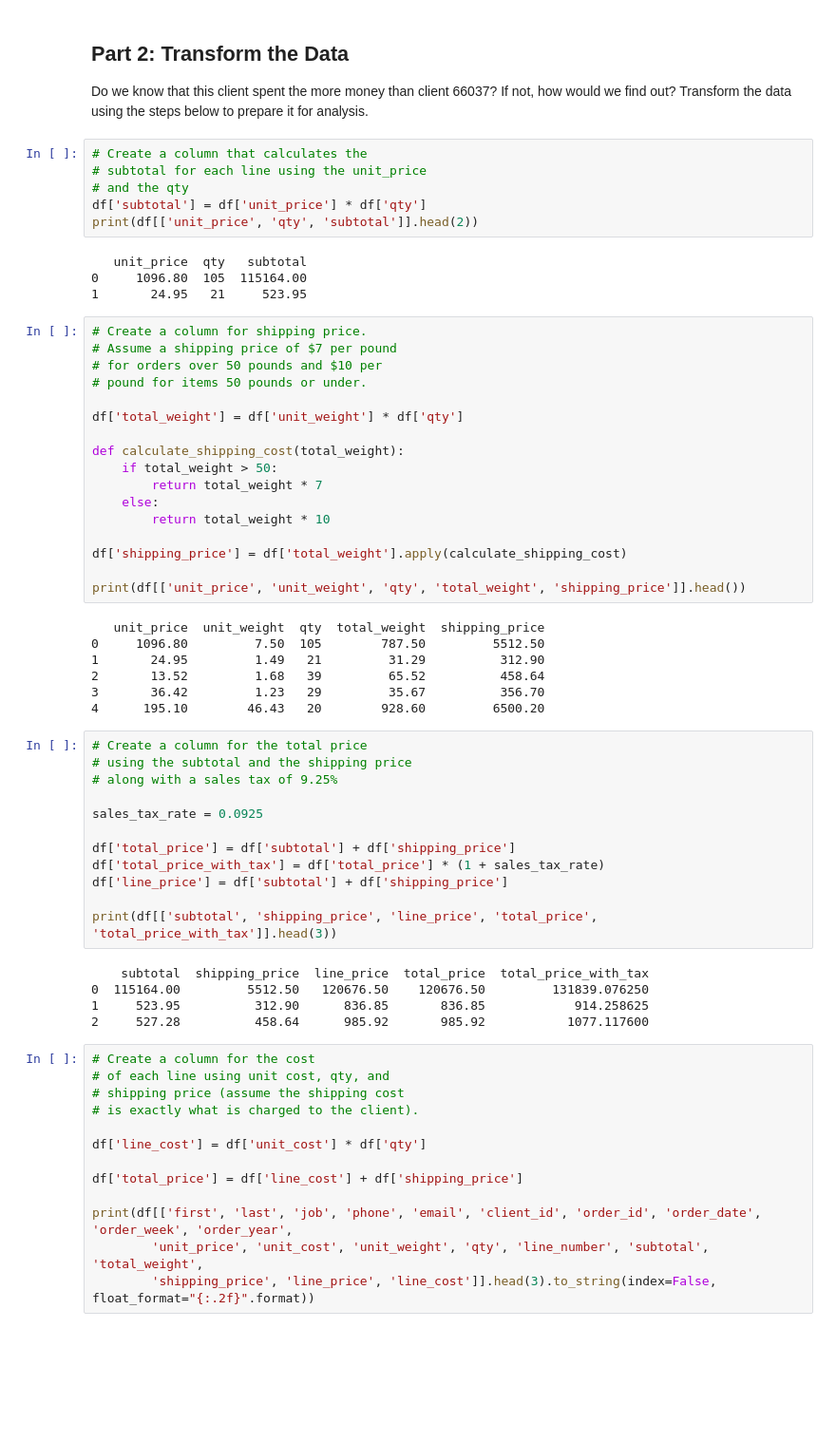
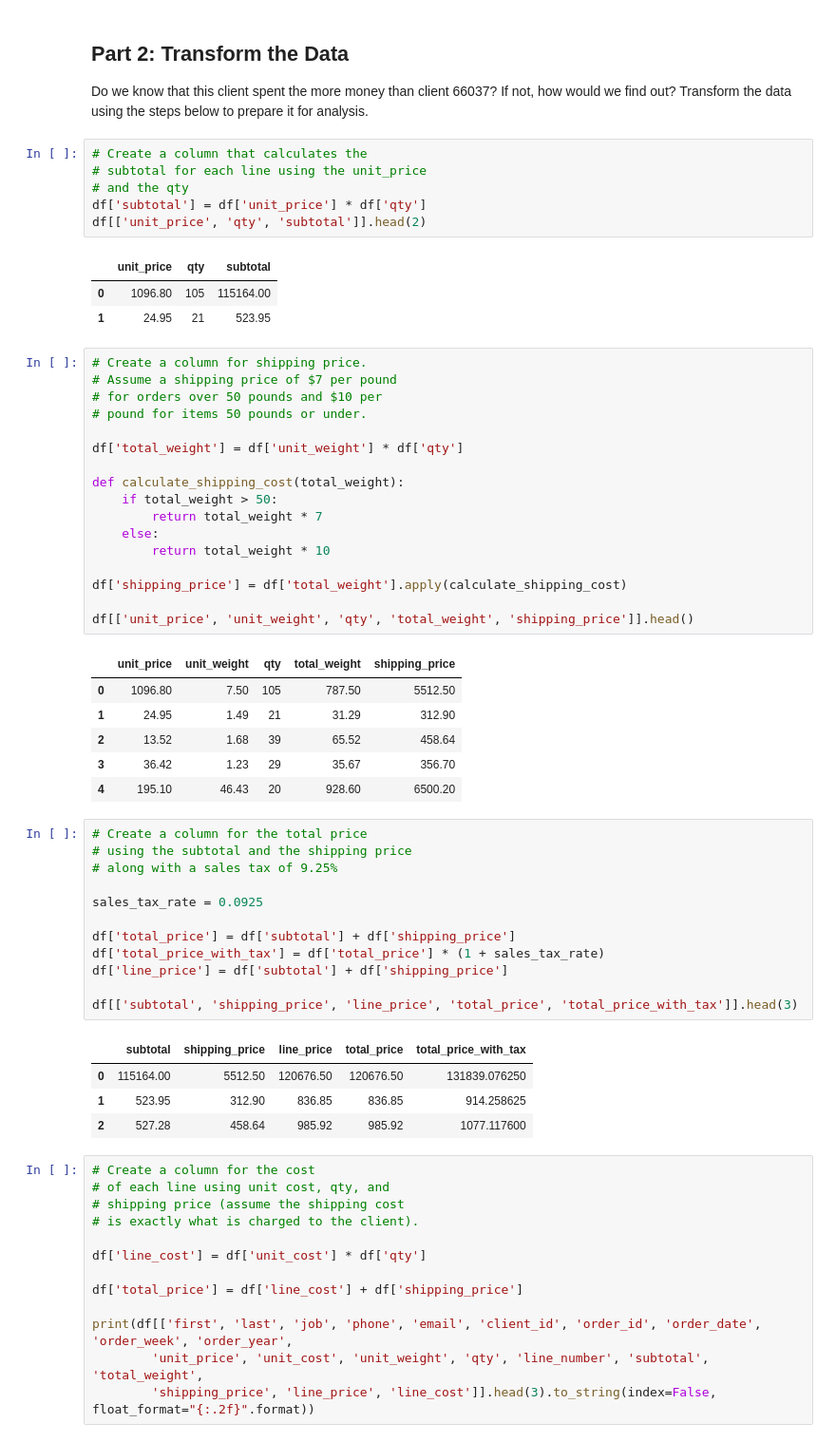
Before and after one commit to jdanielle12/pandas-challenge-1, a Jupyter notebook: module_4_challenge.ipynb, the cells around one changed output. Shown at 95% size. Saved outputs shown, nothing was run; the diff lists cells and outputs as text; blank space fills up the shorter version.

```diff
--- a/module_4_challenge.ipynb
+++ b/module_4_challenge.ipynb
@@ -119,35 +109,35 @@ Do we know that this client spent the more money than client 66037? If not, how
 # subtotal for each line using the unit_price
 # and the qty
 df['subtotal'] = df['unit_price'] * df['qty']
-print(df[['unit_price', 'qty', 'subtotal']].head(2))
+df[['unit_price', 'qty', 'subtotal']].head(2)
 # %% [output]
-   unit_price  qty   subtotal
-0     1096.80  105  115164.00
-1       24.95   21     523.95
+|  | unit_price | qty | subtotal |
+| 0 | 1096.80 | 105 | 115164.00 |
+| 1 | 24.95 | 21 | 523.95 |
 # %%
 # Create a column for shipping price.
 # Assume a shipping price of $7 per pound
 # for orders over 50 pounds and $10 per
 # pound for items 50 pounds or under.
 
 df['total_weight'] = df['unit_weight'] * df['qty']
 
 def calculate_shipping_cost(total_weight):
     if total_weight > 50:
         return total_weight * 7
     else:
         return total_weight * 10
 
 df['shipping_price'] = df['total_weight'].apply(calculate_shipping_cost)
 
-print(df[['unit_price', 'unit_weight', 'qty', 'total_weight', 'shipping_price']].head())
+df[['unit_price', 'unit_weight', 'qty', 'total_weight', 'shipping_price']].head()
 # %% [output]
-   unit_price  unit_weight  qty  total_weight  shipping_price
-0     1096.80         7.50  105        787.50         5512.50
-1       24.95         1.49   21         31.29          312.90
-2       13.52         1.68   39         65.52          458.64
-3       36.42         1.23   29         35.67          356.70
-4      195.10        46.43   20        928.60         6500.20
+|  | unit_price | unit_weight | qty | total_weight | shipping_price |
+| 0 | 1096.80 | 7.50 | 105 | 787.50 | 5512.50 |
+| 1 | 24.95 | 1.49 | 21 | 31.29 | 312.90 |
+| 2 | 13.52 | 1.68 | 39 | 65.52 | 458.64 |
+| 3 | 36.42 | 1.23 | 29 | 35.67 | 356.70 |
+| 4 | 195.10 | 46.43 | 20 | 928.60 | 6500.20 |
 # %%
 # Create a column for the total price
 # using the subtotal and the shipping price
@@ -159,12 +149,12 @@ df['total_price'] = df['subtotal'] + df['shipping_price']
 df['total_price_with_tax'] = df['total_price'] * (1 + sales_tax_rate)
 df['line_price'] = df['subtotal'] + df['shipping_price']
 
-print(df[['subtotal', 'shipping_price', 'line_price', 'total_price', 'total_price_with_tax']].head(3))
+df[['subtotal', 'shipping_price', 'line_price', 'total_price', 'total_price_with_tax']].head(3)
 # %% [output]
-    subtotal  shipping_price  line_price  total_price  total_price_with_tax
-0  115164.00         5512.50   120676.50    120676.50         131839.076250
-1     523.95          312.90      836.85       836.85            914.258625
-2     527.28          458.64      985.92       985.92           1077.117600
+|  | subtotal | shipping_price | line_price | total_price | total_price_with_tax |
+| 0 | 115164.00 | 5512.50 | 120676.50 | 120676.50 | 131839.076250 |
+| 1 | 523.95 | 312.90 | 836.85 | 836.85 | 914.258625 |
+| 2 | 527.28 | 458.64 | 985.92 | 985.92 | 1077.117600 |
 # %%
 # Create a column for the cost
 # of each line using unit cost, qty, and
```
Also changed, not shown: parts of 10 cells of this notebook.
